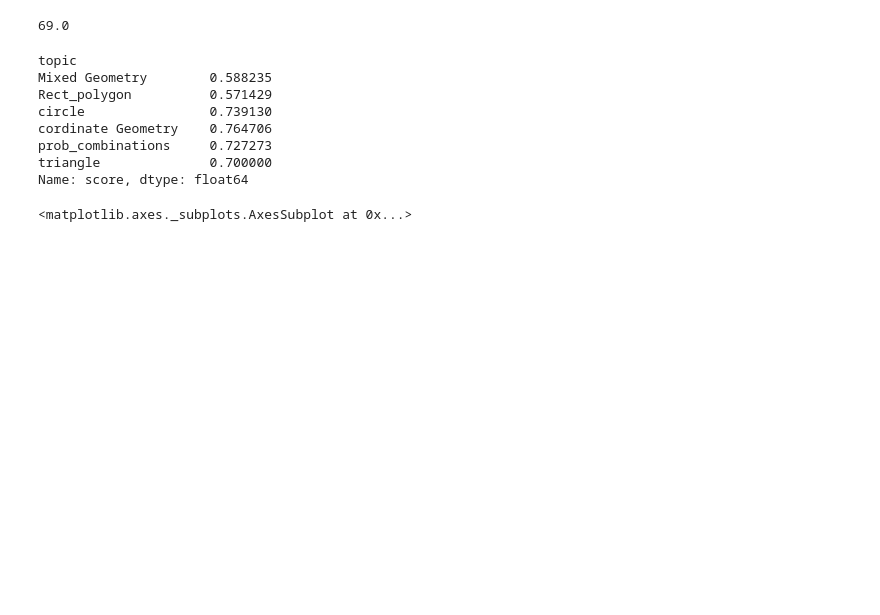
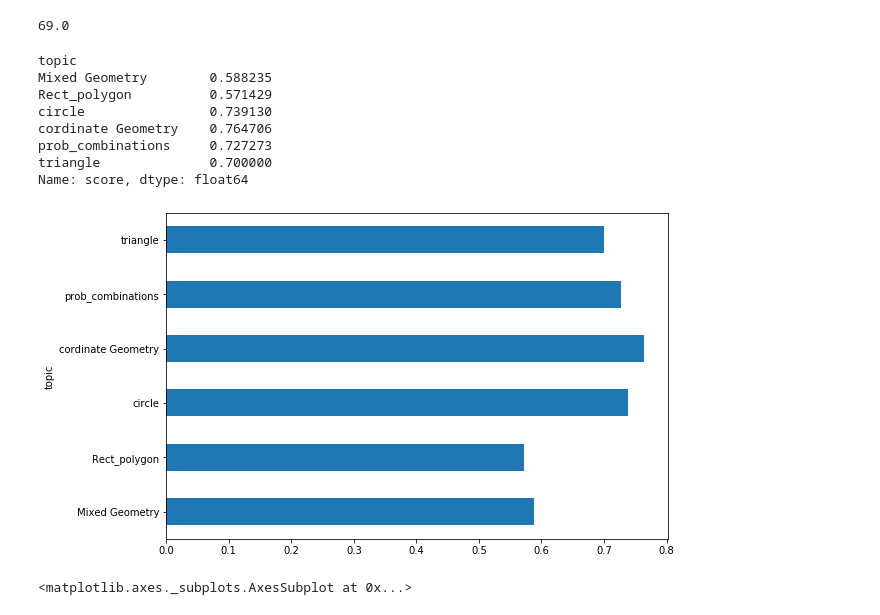
Before and after one commit to ayosamobitade/Exploratory-Data-Analytic-Projects, a Jupyter notebook: GRE Prep Error Log Analysis/GRE Error Log Analysis.ipynb, the cells around one changed output. Cells and saved outputs as stored; diff of their text form; code cells hidden in the pictures; blank space fills up the shorter version.

```diff
--- a/GRE Prep Error Log Analysis/GRE Error Log Analysis.ipynb
+++ b/GRE Prep Error Log Analysis/GRE Error Log Analysis.ipynb
@@ -72,6 +72,12 @@ cordinate Geometry    0.764706
 prob_combinations     0.727273
 triangle              0.700000
 Name: score, dtype: float64
+# %%
+plt.figure(figsize = (9,6) )
+quant_dataset.groupby('topic')['score'].mean().plot(kind = 'barh')
+plt.show()
+# %% [output]
+[figure, added]
 # %%
 quant_dataset.plot(kind = 'bar', )
 # %% [output]
```
Also changed, not shown: parts of 1 cell of this notebook.
